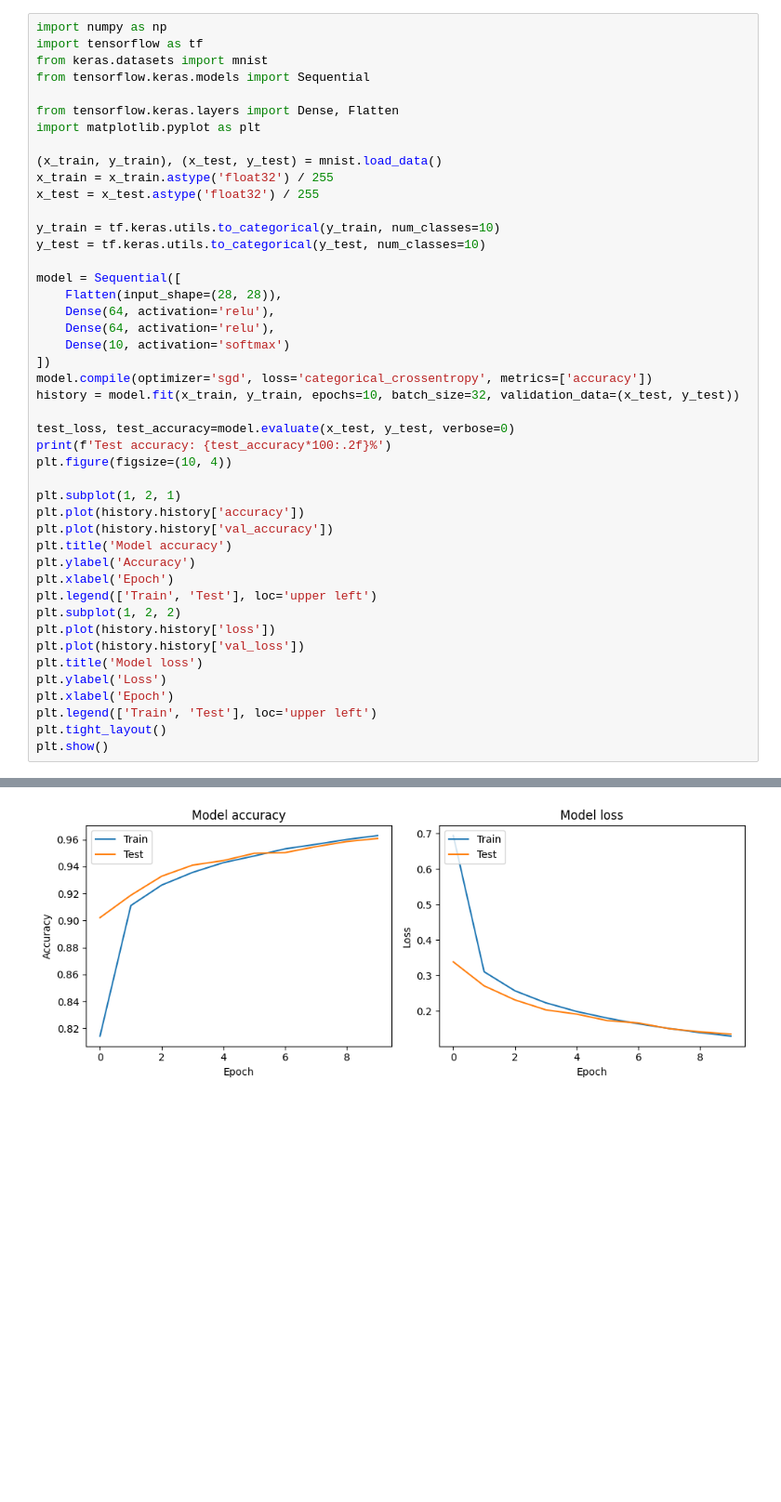
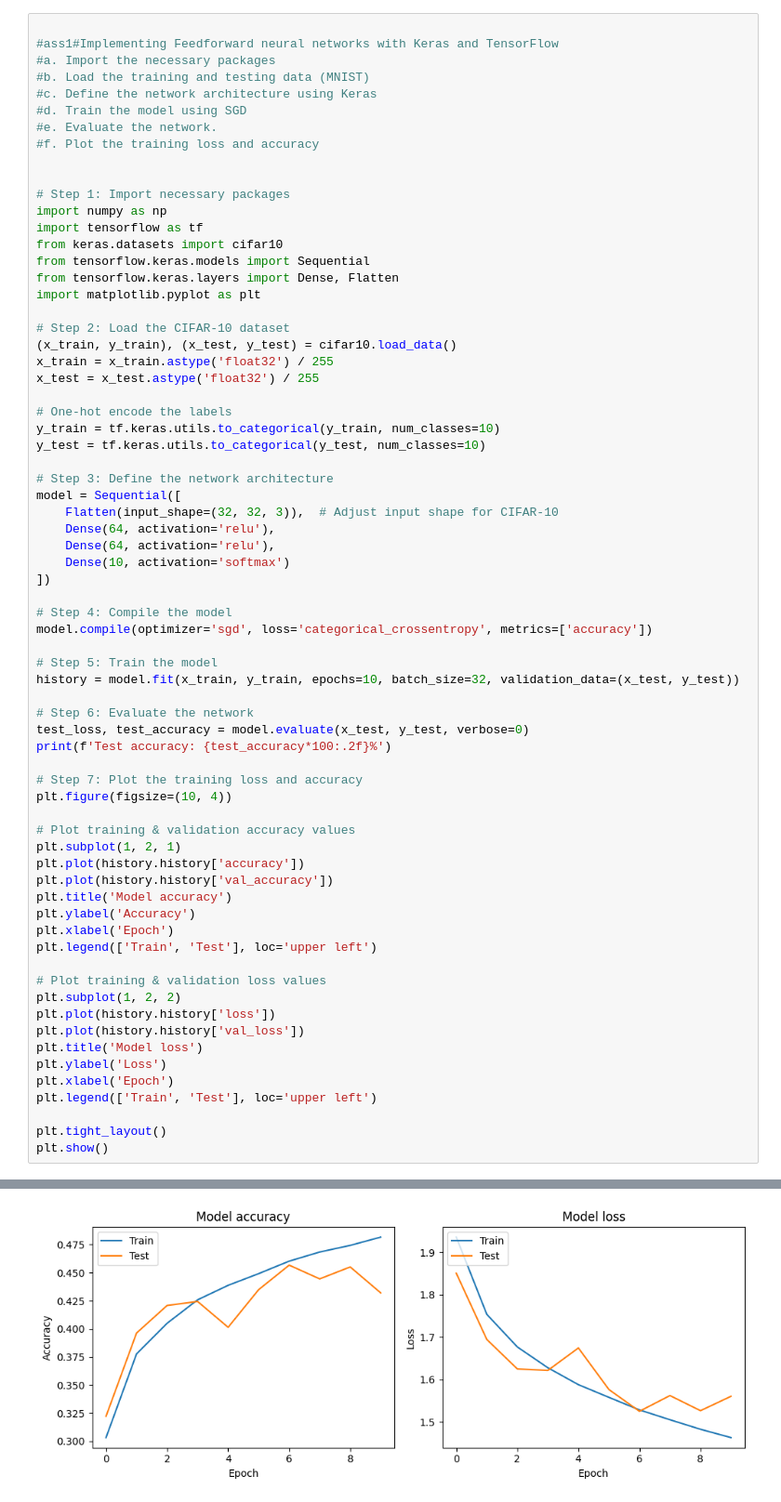
Before and after one commit to arshiyasaiyad/Calculator, a Jupyter notebook: Feedforward.ipynb, the cells around one changed output, grey strips where cells are left out. Shown: that part at 93% size. Cells and saved outputs as stored; diff of their text form; blank space fills up the shorter version.

```diff
--- a/Feedforward.ipynb
+++ b/Feedforward.ipynb
@@ -1,34 +1,55 @@
 # %% [markdown]
 <a href="https://colab.research.google.com/github/arshiyasaiyad/Calculator/blob/main/Feedforward.ipynb" target="_parent"><img src="https://colab.research.google.com/assets/colab-badge.svg" alt="Open In Colab"/></a>
 # %%
+
+#ass1#Implementing Feedforward neural networks with Keras and TensorFlow
+#a. Import the necessary packages
+#b. Load the training and testing data (MNIST)
+#c. Define the network architecture using Keras
+#d. Train the model using SGD
+#e. Evaluate the network.
+#f. Plot the training loss and accuracy
+
+
+# Step 1: Import necessary packages
 import numpy as np
 import tensorflow as tf
-from keras.datasets import mnist
+from keras.datasets import cifar10
 from tensorflow.keras.models import Sequential
-
 from tensorflow.keras.layers import Dense, Flatten
 import matplotlib.pyplot as plt
 
-(x_train, y_train), (x_test, y_test) = mnist.load_data()
+# Step 2: Load the CIFAR-10 dataset
+(x_train, y_train), (x_test, y_test) = cifar10.load_data()
 x_train = x_train.astype('float32') / 255
 x_test = x_test.astype('float32') / 255
 
+# One-hot encode the labels
 y_train = tf.keras.utils.to_categorical(y_train, num_classes=10)
 y_test = tf.keras.utils.to_categorical(y_test, num_classes=10)
 
+# Step 3: Define the network architecture
 model = Sequential([
-    Flatten(input_shape=(28, 28)),
+    Flatten(input_shape=(32, 32, 3)),  # Adjust input shape for CIFAR-10
     Dense(64, activation='relu'),
     Dense(64, activation='relu'),
     Dense(10, activation='softmax')
 ])
+
+# Step 4: Compile the model
 model.compile(optimizer='sgd', loss='categorical_crossentropy', metrics=['accuracy'])
+
+# Step 5: Train the model
 history = model.fit(x_train, y_train, epochs=10, batch_size=32, validation_data=(x_test, y_test))
 
-test_loss, test_accuracy=model.evaluate(x_test, y_test, verbose=0)
+# Step 6: Evaluate the network
+test_loss, test_accuracy = model.evaluate(x_test, y_test, verbose=0)
 print(f'Test accuracy: {test_accuracy*100:.2f}%')
+
+# Step 7: Plot the training loss and accuracy
 plt.figure(figsize=(10, 4))
 
+# Plot training & validation accuracy values
 plt.subplot(1, 2, 1)
 plt.plot(history.history['accuracy'])
 plt.plot(history.history['val_accuracy'])
@@ -36,6 +57,8 @@ plt.title('Model accuracy')
 plt.ylabel('Accuracy')
 plt.xlabel('Epoch')
 plt.legend(['Train', 'Test'], loc='upper left')
+
+# Plot training & validation loss values
 plt.subplot(1, 2, 2)
 plt.plot(history.history['loss'])
 plt.plot(history.history['val_loss'])
@@ -43,6 +66,7 @@ plt.title('Model loss')
 plt.ylabel('Loss')
 plt.xlabel('Epoch')
 plt.legend(['Train', 'Test'], loc='upper left')
+
 plt.tight_layout()
 plt.show()
 # %% [output]
@@ -66 +90 @@ Test accuracy: 96.08%
-[figure, old version]
+[figure, new version]
```
Also changed, not shown: parts of 1 cell of this notebook.
